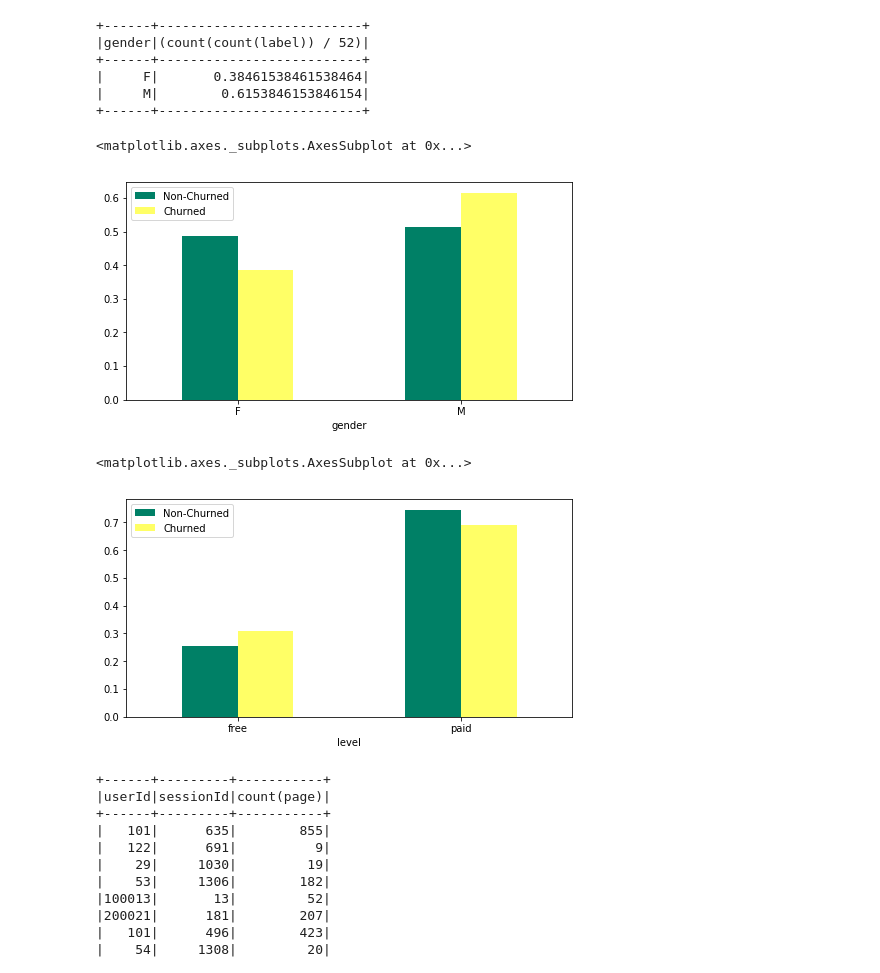
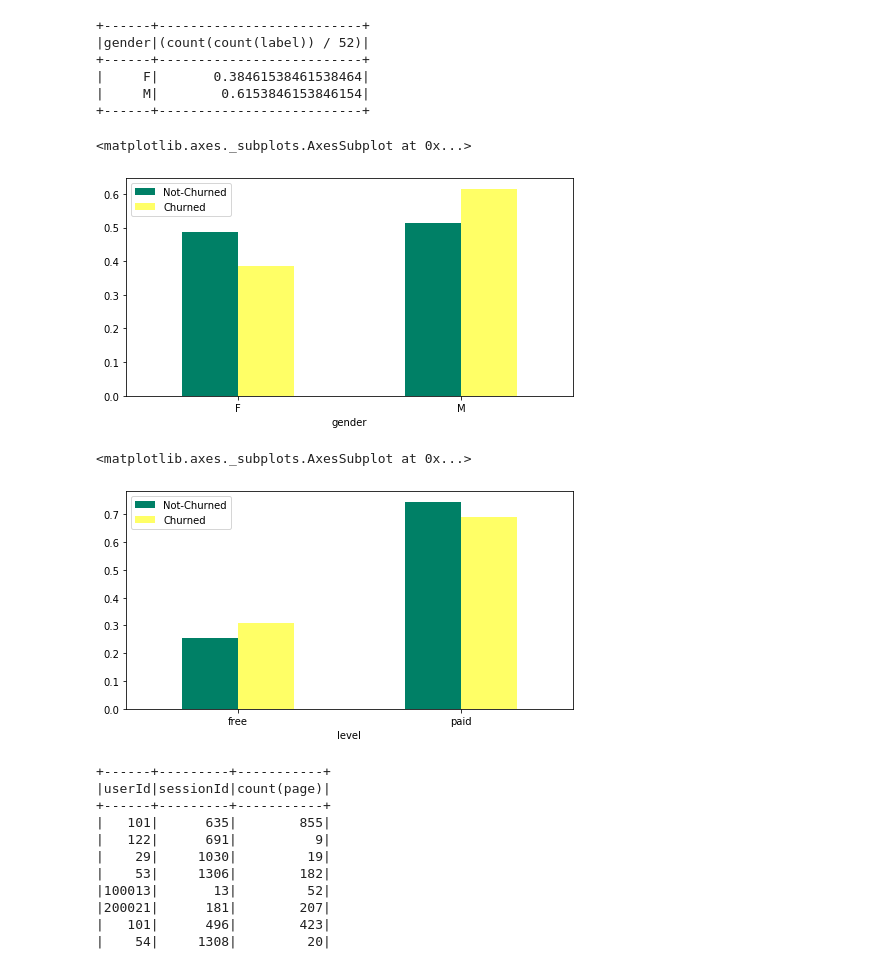
Before and after one commit to bayarealife/DSND-Sparkify-Project, a Jupyter notebook: Sparkify.ipynb, the cells around one changed output. Cells and saved outputs as stored; diff of their text form; code cells hidden in the pictures.

```diff
--- a/Sparkify.ipynb
+++ b/Sparkify.ipynb
@@ -102,7 +109,7 @@ num_users
 225
 # %%
 ## List of unique churned users and the number
-churn_users = [x.userId for x in df.filter(F.col("page").contains('Cancel')).select('userId').sort('userId').distinct().collect()]
+churn_users = [x.userId for x in df.filter(F.col("page").contains('Cancellation Confirmation')).select('userId').sort('userId').distinct().collect()]
 num_churn = len(churn_users)
 num_churn
 # %% [output]
@@ -321,27 +332,27 @@ df_churn.groupby(["gender","userId"]).agg({"label":"count"}).groupby("gender").a
 |     M|        0.6153846153846154|
 +------+--------------------------+
 # %%
-## Percentage of Male and Female in each Churn / Non-Churn group
+## Percentage of Male and Female in each Churn / not-Churn group
 df_gender_pct = df_non_churn.groupby(["gender","userId"]).agg({"label":"count"}).groupby("gender").agg(F.count("count(label)") / num_non_churn)
 df_gender_churn_pct = df_churn.groupby(["gender","userId"]).agg({"label":"count"}).groupby("gender").agg(F.count("count(label)") / num_churn)
 graph_gender_pct_df = pd.concat([df_gender_pct.toPandas().set_index('gender'), df_gender_churn_pct.toPandas().set_index('gender')], axis=1, sort=False).fillna(0)
-graph_gender_pct_df.columns = ['Non-Churned','Churned']
+graph_gender_pct_df.columns = ['Not-Churned','Churned']
 ## Plot a bar graph for churn rate by gender
 graph_gender_pct_df.plot.bar(figsize=(8,4), rot=0, colormap='summer')
 # %% [output]
 <matplotlib.axes._subplots.AxesSubplot at 0x...>
-[figure, old version]
+[figure, new version]
 # %%
 ## paid vs free.  Users who upgraded from free to paid will be counted as paid
 df_level = df_non_churn.groupby(["level","userId"]).agg({"label":"count"}).sort(col("userId").asc(),col("level").desc()).dropDuplicates(subset = ['userId']).groupby("level").agg(F.count("count(label)") / num_non_churn)
 df_level_churn = df_churn.groupby(["level","userId"]).agg({"label":"count"}).sort(col("userId").asc(),col("level").desc()).dropDuplicates(subset = ['userId']).groupby("level").agg(F.count("count(label)") / num_churn)
 graph_level_df = pd.concat([df_level.toPandas().set_index('level'), df_level_churn.toPandas().set_index('level')], axis=1, sort=False).fillna(0)
-graph_level_df.columns = ['Non-Churned','Churned']
+graph_level_df.columns = ['Not-Churned','Churned']
 ## Plot a bar graph for churn rate by level (paid/free)
 graph_level_df.plot.bar(figsize=(8,4), rot=0, colormap='summer')
 # %% [output]
 <matplotlib.axes._subplots.AxesSubplot at 0x...>
-[figure, old version]
+[figure, new version]
 # %%
 ## Preview the count of page activities per session ID for each user
 df_churn.groupBy('userId','sessionId').agg({"page":"count"}).show()
```
Also changed, not shown: parts of 69 cells of this notebook, 1 other file.
